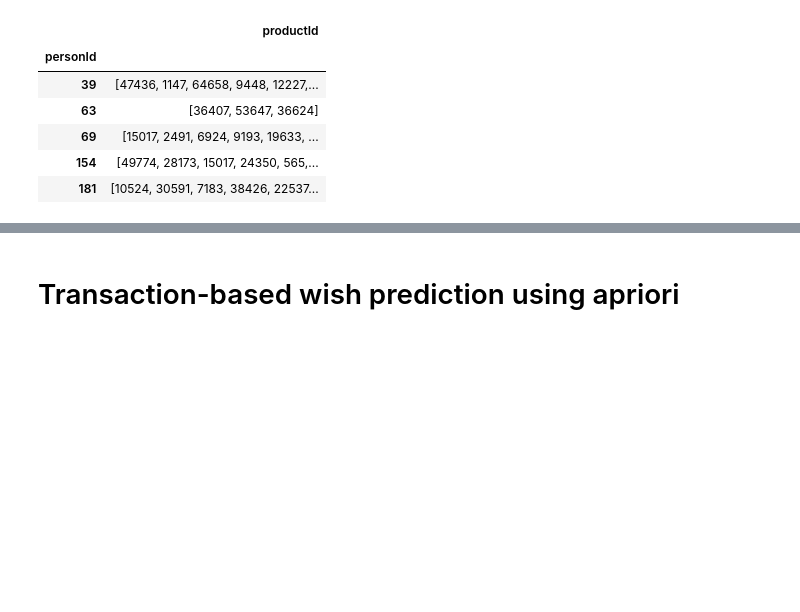
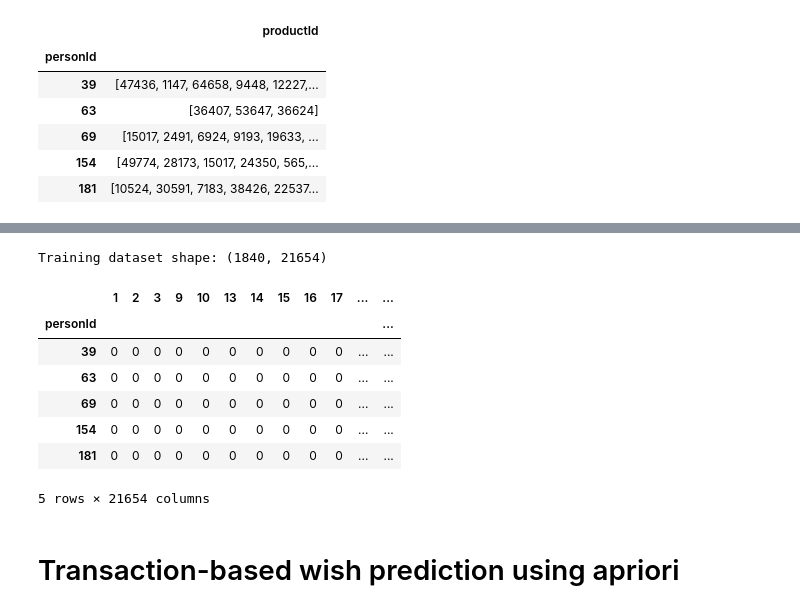
Before and after one commit to dcongtinh/barter-system, a Jupyter notebook: research_ratebeer_wishlist.ipynb, the cells around one changed output, grey strips where cells are left out. Drawn from its saved outputs; the diff is of its cells as text; code cells hidden in the pictures; blank space fills up the shorter version.

```diff
--- a/research_ratebeer_wishlist.ipynb
+++ b/research_ratebeer_wishlist.ipynb
@@ -74,3 +86,16 @@ np.unique(wish_df.sum(), return_counts=True)
+# %%
+print("Training dataset shape:", new_df.shape)
+new_df.head()
+# %% [output]
+Training dataset shape: (1840, 21654)
+|  | 1 | 2 | 3 | 9 | 10 | 13 | 14 | 15 | 16 | 17 | ... | ... |
+| personId |  |  |  |  |  |  |  |  |  |  |  | ... |
+| 39 | 0 | 0 | 0 | 0 | 0 | 0 | 0 | 0 | 0 | 0 | ... | ... |
+| 63 | 0 | 0 | 0 | 0 | 0 | 0 | 0 | 0 | 0 | 0 | ... | ... |
+| 69 | 0 | 0 | 0 | 0 | 0 | 0 | 0 | 0 | 0 | 0 | ... | ... |
+| 154 | 0 | 0 | 0 | 0 | 0 | 0 | 0 | 0 | 0 | 0 | ... | ... |
+| 181 | 0 | 0 | 0 | 0 | 0 | 0 | 0 | 0 | 0 | 0 | ... | ... |
+5 rows × 21654 columns
 # %% [markdown]
 # Transaction-based wish prediction using apriori
 # %%
```
Also changed, not shown: parts of 22 cells of this notebook.
